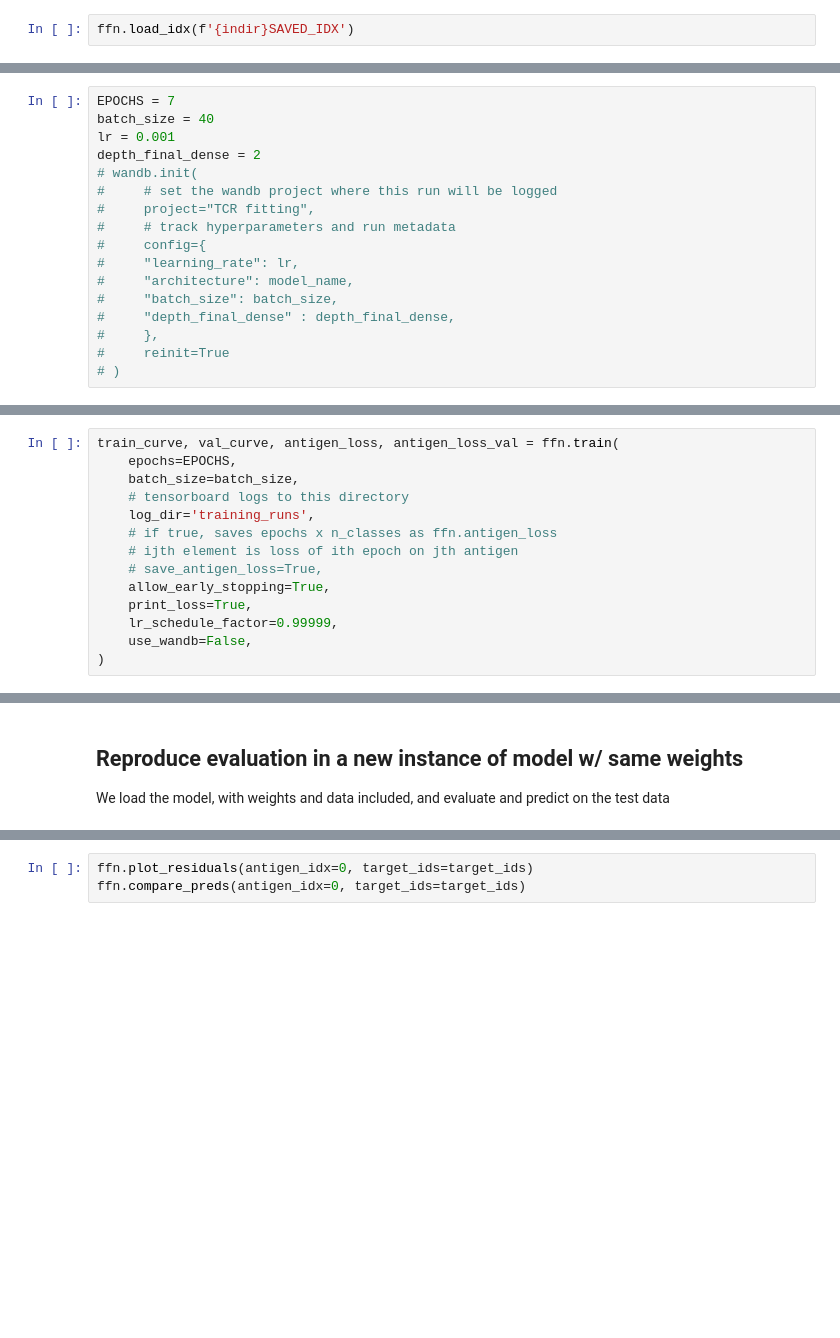
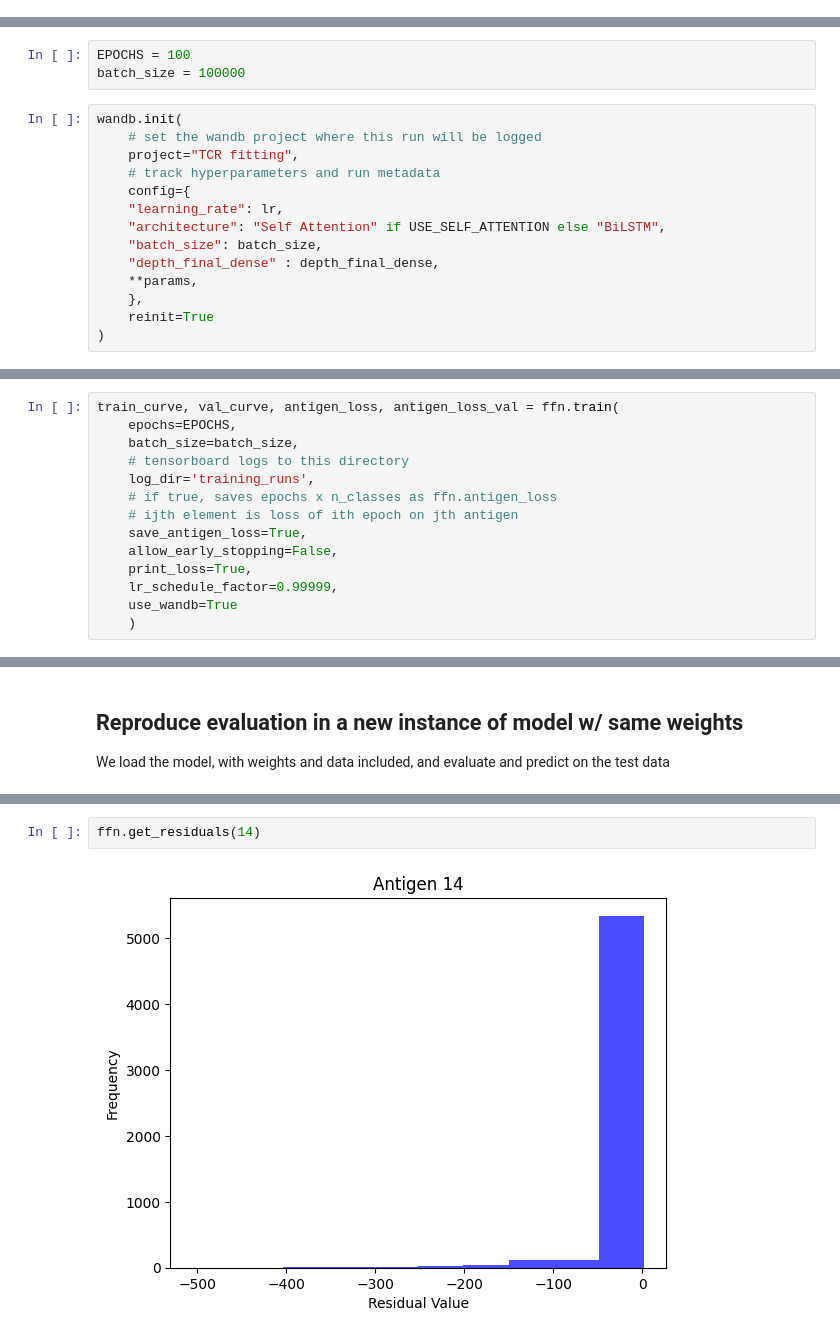
Before and after one commit to jboesen/tcellmatch, a Jupyter notebook: tutorials/10x_dataset_training.ipynb, the cells around one changed output, grey strips where cells are left out. Drawn from its saved outputs; the diff is of its cells as text; blank space fills up the shorter version.

```diff
--- a/tutorials/10x_dataset_training.ipynb
+++ b/tutorials/10x_dataset_training.ipynb
@@ -33,5 +405,3 @@ These indices are used to split the data into train, validation, and test sets.
-# %%
-ffn.load_idx(f'{indir}SAVED_IDX')
 # %% [markdown]
 # Build Model
 Here, we can build two models: a BiLSTM-based or self-attention-based model, detailed above.
@@ -121,17 +480,17 @@ Train this model for 2 epochs
+# %%
+EPOCHS = 100
+batch_size = 100000
 # %%
-EPOCHS = 7
-batch_size = 40
-lr = 0.001
-depth_final_dense = 2
-# wandb.init(
-#     # set the wandb project where this run will be logged
-#     project="TCR fitting",
-#     # track hyperparameters and run metadata
-#     config={
-#     "learning_rate": lr,
-#     "architecture": model_name,
-#     "batch_size": batch_size,
-#     "depth_final_dense" : depth_final_dense,
-#     },
-#     reinit=True
-# )
+wandb.init(
+    # set the wandb project where this run will be logged
+    project="TCR fitting",
+    # track hyperparameters and run metadata
+    config={
+    "learning_rate": lr,
+    "architecture": "Self Attention" if USE_SELF_ATTENTION else "BiLSTM",
+    "batch_size": batch_size,
+    "depth_final_dense" : depth_final_dense,
+    **params,
+    },
+    reinit=True
+)
@@ -143,10 +510,10 @@ train_curve, val_curve, antigen_loss, antigen_loss_val = ffn.train(
     log_dir='training_runs',
     # if true, saves epochs x n_classes as ffn.antigen_loss
     # ijth element is loss of ith epoch on jth antigen
-    # save_antigen_loss=True,
-    allow_early_stopping=True,
+    save_antigen_loss=True,
+    allow_early_stopping=False,
     print_loss=True,
     lr_schedule_factor=0.99999,
-    use_wandb=False,
-)
+    use_wandb=True
+    )
 # %% [output]
@@ -305,3 +889,4 @@ nc_cols = [
-# %%
-ffn.plot_residuals(antigen_idx=0, target_ids=target_ids)
-ffn.compare_preds(antigen_idx=0, target_ids=target_ids)
+# %%
+ffn.get_residuals(14)
+# %% [output]
+[figure, added]
```
Also changed, not shown: parts of 78 cells of this notebook, 21 other files.
